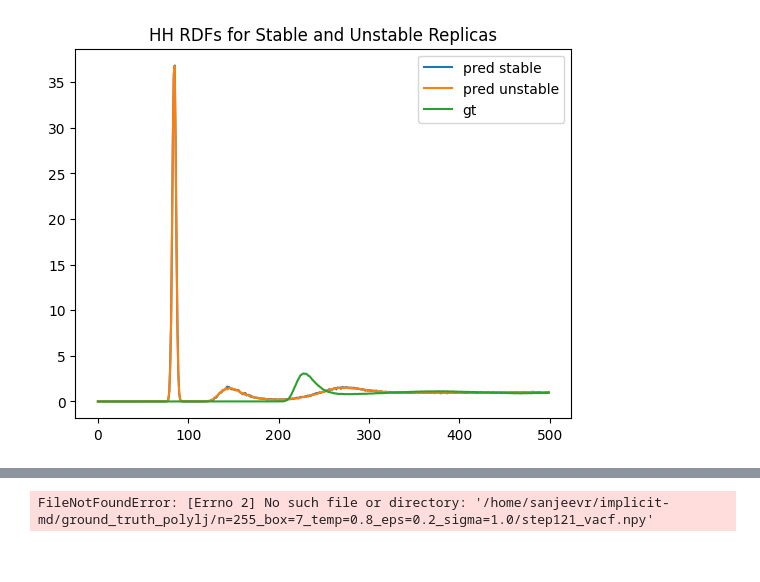
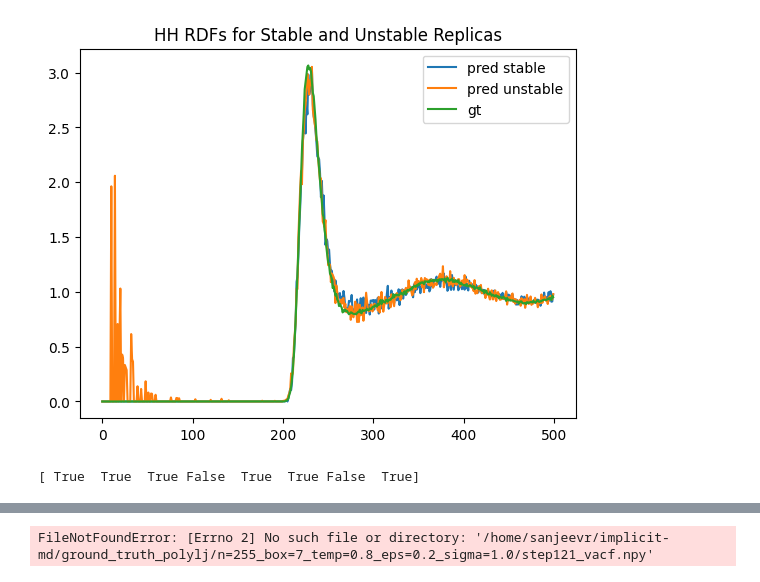
Before and after one commit to jeevster/implicit-md, a Jupyter notebook: Untitled.ipynb, the cells around one changed output, grey strips where cells are left out. Drawn from its saved outputs; the diff is of its cells as text; code cells hidden in the pictures.

```diff
--- a/Untitled.ipynb
+++ b/Untitled.ipynb
@@ -62,11 +62,11 @@ from mdsim.observables.common import BondLengthDeviation
 
 
 #Water
-epoch = 3
+epoch = 5
 gt_rdf = np.load("/home/sanjeevr/implicit-md/results_smallgemnet/IMPLICIT_gemnet_t_water_TEST_understandstructures_lr=0.001_efweight=0/gt_OO_rdf.npy")
-stable_replicas = np.load(f"/home/sanjeevr/implicit-md/results_smallgemnet/IMPLICIT_gemnet_t_water_TEST_widerwindow_lr=0.001_efweight=0/stable_replicas_epoch{epoch}.npy")
-pred_rdf_unstable = np.load(f"/home/sanjeevr/implicit-md/results_smallgemnet/IMPLICIT_gemnet_t_water_TEST_widerwindow_lr=0.001_efweight=0/rdfs_epoch{epoch}.npy")[:, ~stable_replicas].mean((0,1))[1000:]
-pred_rdf_stable = np.load(f"/home/sanjeevr/implicit-md/results_smallgemnet/IMPLICIT_gemnet_t_water_TEST_widerwindow_lr=0.001_efweight=0/rdfs_epoch{epoch}.npy")[:, stable_replicas].mean((0,1))[1000:]
+stable_replicas = np.load(f"/home/sanjeevr/implicit-md/results_smallgemnet/IMPLICIT_gemnet_t_water_TEST_varscale_lr=0.001_efweight=0/stable_replicas_epoch{epoch}.npy")
+pred_rdf_unstable = np.load(f"/home/sanjeevr/implicit-md/results_smallgemnet/IMPLICIT_gemnet_t_water_TEST_varscale_lr=0.001_efweight=0/rdfs_epoch{epoch}.npy")[:, ~stable_replicas].mean((0,1))[0:500]
+pred_rdf_stable = np.load(f"/home/sanjeevr/implicit-md/results_smallgemnet/IMPLICIT_gemnet_t_water_TEST_varscale_lr=0.001_efweight=0/rdfs_epoch{epoch}.npy")[:, stable_replicas].mean((0,1))[0:500]
 print(stable_replicas)
 plt.figure()
 plt.plot(pred_rdf_stable, label = "pred stable")
@@ -106,4 +106,4 @@ Unstable MSE Loss:  10.556787
-[figure, old version]
+[figure, new version]
 # %%
 import gsd.hoomd
 from tqdm import tqdm
@@ -137,8 +137,10 @@ def create_frame(step, position, velocity):
     s.bonds.group = bonds
     return s
 
-positions = np.load('/home/sanjeevr/implicit-md/results_smallgemnet/IMPLICIT_gemnet_t_water_TEST_widerwindow_lr=0.001_efweight=0/stacked_radii_epoch3.npy')[:, 0]
-
+epoch = 6
+positions = np.load(f'/home/sanjeevr/implicit-md/results_smallgemnet/IMPLICIT_gemnet_t_water_TEST_varscale_lr=0.001_efweight=0/stacked_radii_epoch{epoch}.npy')[:, 0]
+stable_replicas = np.load(f"/home/sanjeevr/implicit-md/results_smallgemnet/IMPLICIT_gemnet_t_water_TEST_varscale_lr=0.001_efweight=0/stable_replicas_epoch{epoch}.npy")
+print(stable_replicas)
 # epochs = np.arange(57, 103)
 # positions = []
 # stabilities = []
@@ -150,11 +152,13 @@ positions = np.load('/home/sanjeevr/implicit-md/results_smallgemnet/IMPLICIT_gem
 #     positions.append(pos[-1, replica])
 
 i=0
-t = gsd.hoomd.open(name=f'/home/sanjeevr/implicit-md/water_epoch3.gsd', mode='w')
+t = gsd.hoomd.open(name=f'/home/sanjeevr/implicit-md/water_epoch{epoch}.gsd', mode='w')
 velocities = np.zeros_like(np.array(positions))
 for pos, vel in tqdm(zip(positions, velocities)):
     t.append(create_frame(i, pos, vel))
     i+=1
 t.close()
+# %% [output]
+[ True  True  True False  True  True False  True]
 # %%
 epoch = 5
```
Also changed, not shown: parts of 2 cells of this notebook, 7 other files.
